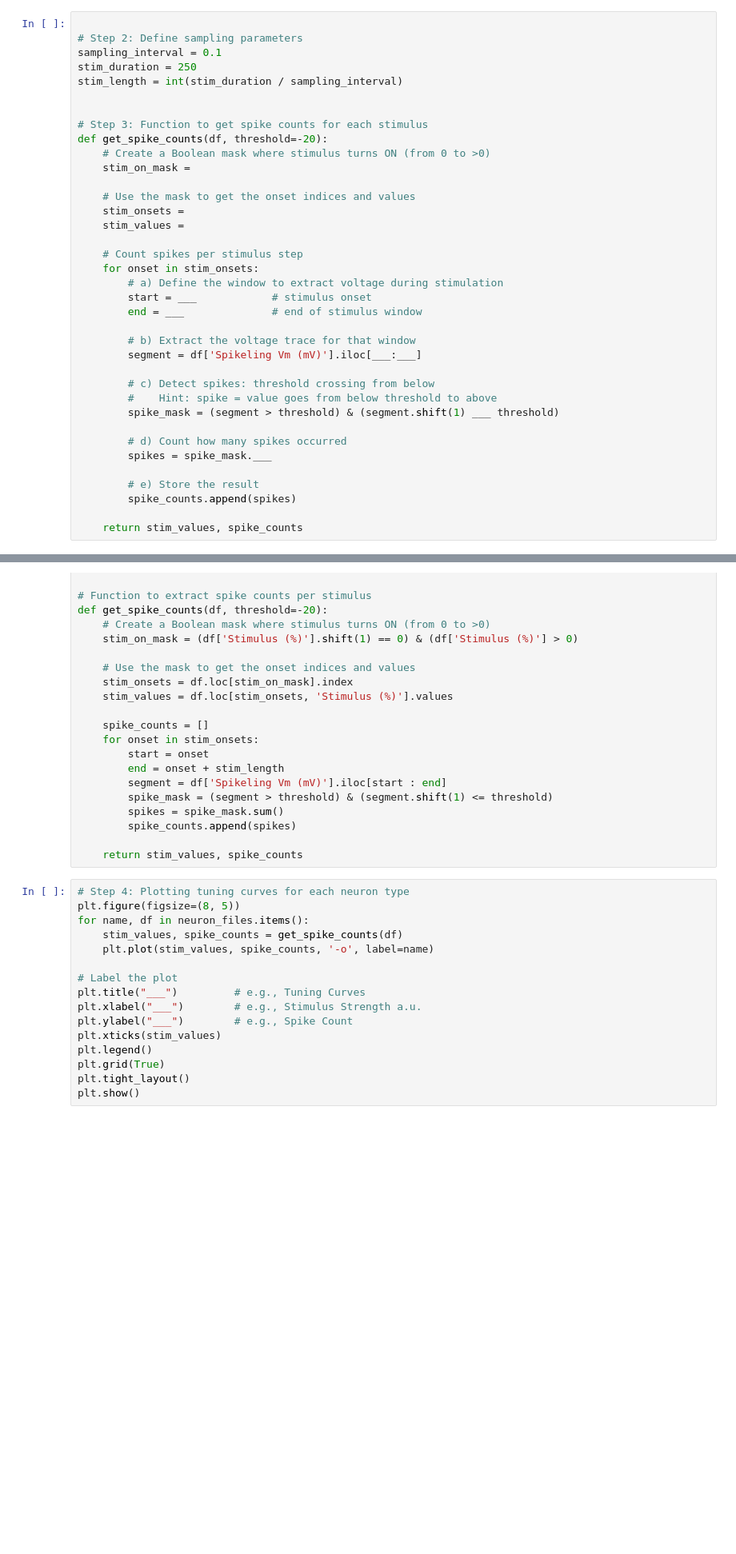
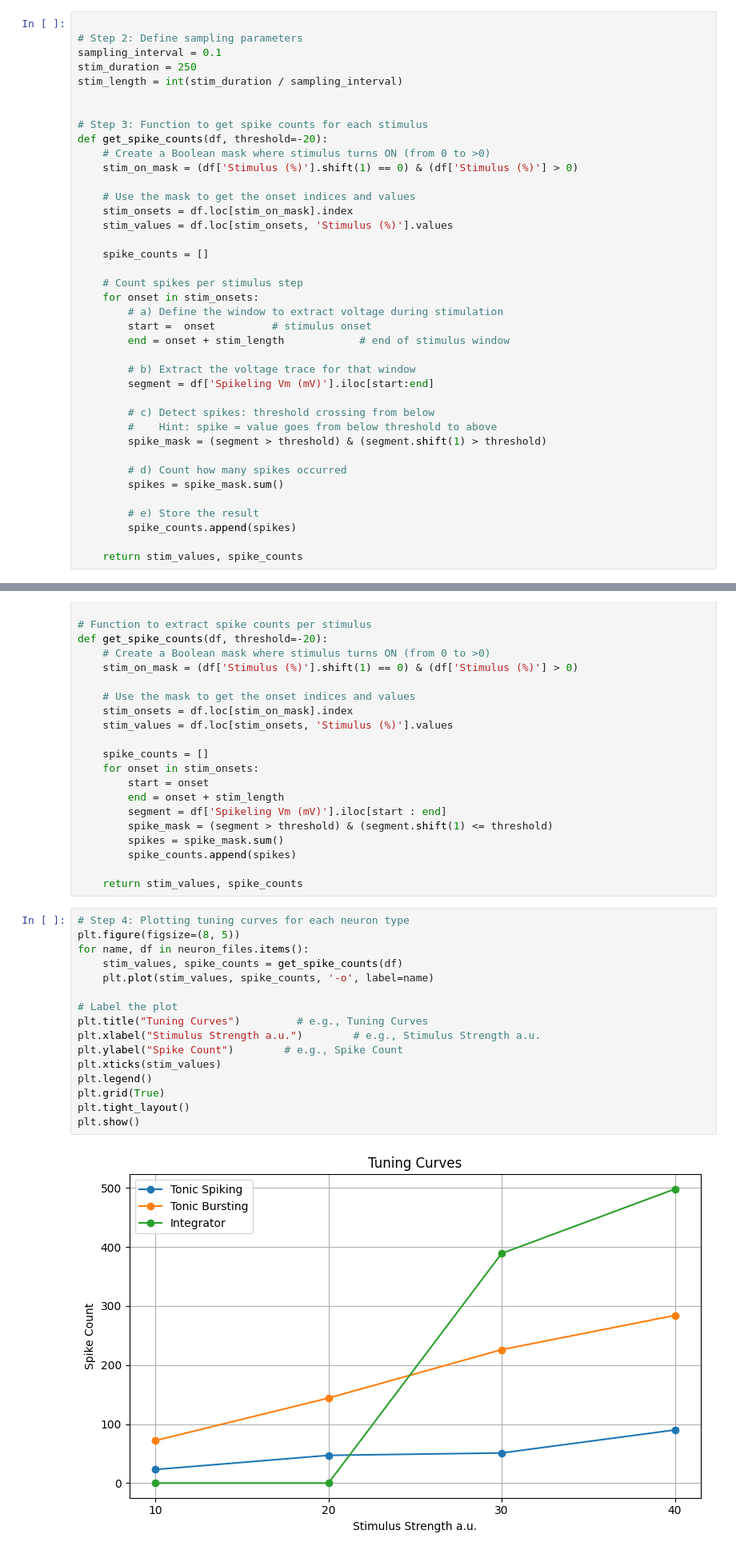
Before and after one commit to kkipngenokoech/TReND-CaMinA-Zambia, a Jupyter notebook: notebooks/Zambia25/08-09-Tue-Wed-NeuronSpiking/08_Tue_NeuronSpiking.ipynb, the cells around one changed output, grey strips where cells are left out. Shown: that part at 80% size. Cells and saved outputs as stored; diff of their text form; blank space fills up the shorter version.

```diff
--- a/notebooks/Zambia25/08-09-Tue-Wed-NeuronSpiking/08_Tue_NeuronSpiking.ipynb
+++ b/notebooks/Zambia25/08-09-Tue-Wed-NeuronSpiking/08_Tue_NeuronSpiking.ipynb
@@ -1277,27 +1277,29 @@ stim_length = int(stim_duration / sampling_interval)
 # Step 3: Function to get spike counts for each stimulus
 def get_spike_counts(df, threshold=-20):
     # Create a Boolean mask where stimulus turns ON (from 0 to >0)
-    stim_on_mask =
+    stim_on_mask = (df['Stimulus (%)'].shift(1) == 0) & (df['Stimulus (%)'] > 0)
 
     # Use the mask to get the onset indices and values
-    stim_onsets =
-    stim_values =
+    stim_onsets = df.loc[stim_on_mask].index
+    stim_values = df.loc[stim_onsets, 'Stimulus (%)'].values
+
+    spike_counts = []
 
     # Count spikes per stimulus step
     for onset in stim_onsets:
         # a) Define the window to extract voltage during stimulation
-        start = ___            # stimulus onset
-        end = ___              # end of stimulus window
+        start =  onset         # stimulus onset
+        end = onset + stim_length            # end of stimulus window
 
         # b) Extract the voltage trace for that window
-        segment = df['Spikeling Vm (mV)'].iloc[___:___]
+        segment = df['Spikeling Vm (mV)'].iloc[start:end]
 
         # c) Detect spikes: threshold crossing from below
         #    Hint: spike = value goes from below threshold to above
-        spike_mask = (segment > threshold) & (segment.shift(1) ___ threshold)
+        spike_mask = (segment > threshold) & (segment.shift(1) > threshold)
 
         # d) Count how many spikes occurred
-        spikes = spike_mask.___
+        spikes = spike_mask.sum()
 
         # e) Store the result
         spike_counts.append(spikes)
@@ -1348,19 +1375,21 @@ def get_spike_counts(df, threshold=-20):
 # %%
 # Step 4: Plotting tuning curves for each neuron type
 plt.figure(figsize=(8, 5))
 for name, df in neuron_files.items():
     stim_values, spike_counts = get_spike_counts(df)
     plt.plot(stim_values, spike_counts, '-o', label=name)
 
 # Label the plot
-plt.title("___")         # e.g., Tuning Curves
-plt.xlabel("___")        # e.g., Stimulus Strength a.u.
-plt.ylabel("___")        # e.g., Spike Count
+plt.title("Tuning Curves")         # e.g., Tuning Curves
+plt.xlabel("Stimulus Strength a.u.")        # e.g., Stimulus Strength a.u.
+plt.ylabel("Spike Count")        # e.g., Spike Count
 plt.xticks(stim_values)
 plt.legend()
 plt.grid(True)
 plt.tight_layout()
 plt.show()
+# %% [output]
+[figure, added]
 # %%
 # @title Click to see solution
 
```
Also changed, not shown: parts of 2 cells of this notebook.
